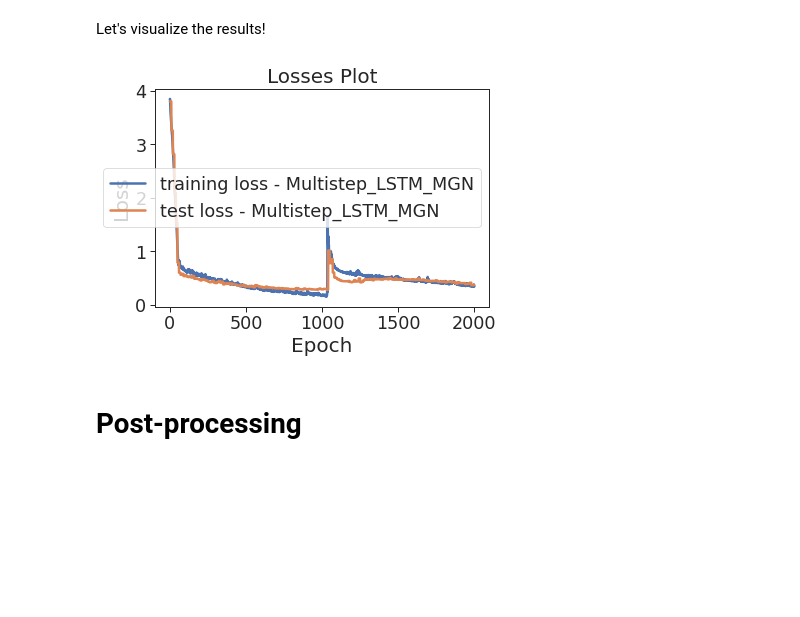
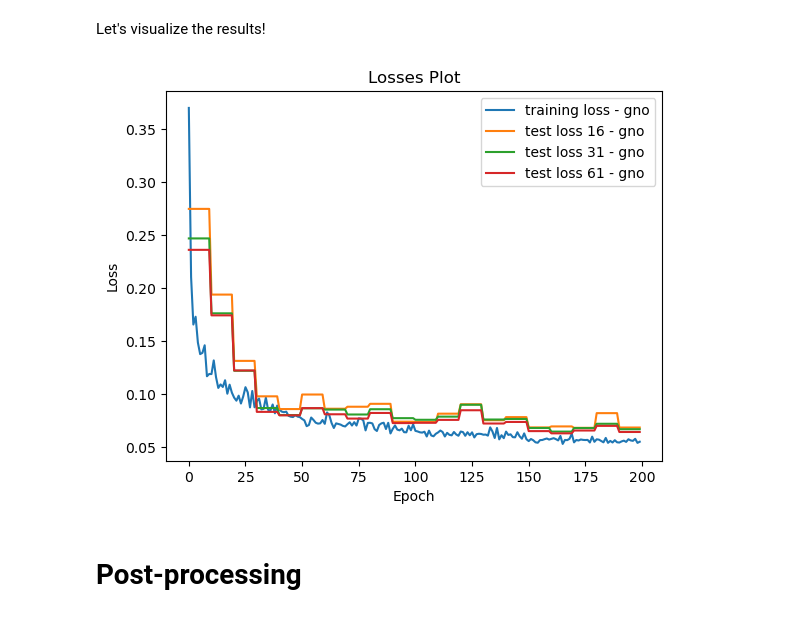
Before and after one commit to IsaacJu-debug/graph-pde, a Jupyter notebook: graph-neural-operator/gno_mgn_comparison.ipynb, the cells around one changed output. Cells and saved outputs as stored; diff of their text form; code cells hidden in the pictures; blank space fills up the shorter version.

```diff
--- a/graph-neural-operator/gno_mgn_comparison.ipynb
+++ b/graph-neural-operator/gno_mgn_comparison.ipynb
@@ -882,13 +914,10 @@ train loss 0.15 test loss 0.76
 # %% [markdown]
 Let's visualize the results!
 # %%
-def save_plots(args, losses, test_losses, velo_val_losses):
+def save_plots(args, losses, test_losses):
 
     #Define the model name for saving
-    model_name= args.model + '_data_'+ args.data_type + '_LSTM_k_' + str(args.lstm_filter_size )+ '_well_weight_' + str(args.well_weight) +\
-                  '_norm'+ str(args.normalized)+ '_model_nl'+str(args.num_layers)+'_bs'+str(args.batch_size) + \
-               '_hd'+str(args.hidden_dim)+'_ep'+str(args.epochs)+'_wd'+str(args.weight_decay) + \
-               '_lr'+str(args.lr)+'_shuff_'+str(args.shuffle)+'_tr'+str(args.train_size)+'_te'+str(args.test_size)
+    model_name= args.model + '_model_' + str(args.depth) + '_depth'
 
     if not os.path.isdir(args.postprocess_dir):
         os.mkdir(args.postprocess_dir)
@@ -898,7 +927,10 @@ def save_plots(args, losses, test_losses, velo_val_losses):
     f = plt.figure()
     plt.title('Losses Plot')
     plt.plot(losses, label="training loss" + " - " + args.model)
-    plt.plot(test_losses, label="test loss" + " - " + args.model)
+    test_losses = np.array(test_losses)
+    plt.plot(test_losses[:, 0], label="test loss 16" + " - " + args.model)
+    plt.plot(test_losses[:, 1], label="test loss 31" + " - " + args.model)
+    plt.plot(test_losses[:, 2], label="test loss 61" + " - " + args.model)
     #if (args.save_velo_val):
     #    plt.plot(velo_val_losses, label="velocity loss" + " - " + args.model_type)
     plt.xlabel('Epoch')
@@ -908,9 +940,9 @@ def save_plots(args, losses, test_losses, velo_val_losses):
     plt.show()
     f.savefig(PATH, bbox_inches='tight')
 # %%
-save_plots(args, losses, test_losses, velo_val_losses)
+save_plots(args, losses, test_losses)
 # %% [output]
-[figure, old version]
+[figure, new version]
 # %% [markdown]
 # Post-processing
 # %%
```
Also changed, not shown: parts of 6 cells of this notebook.
